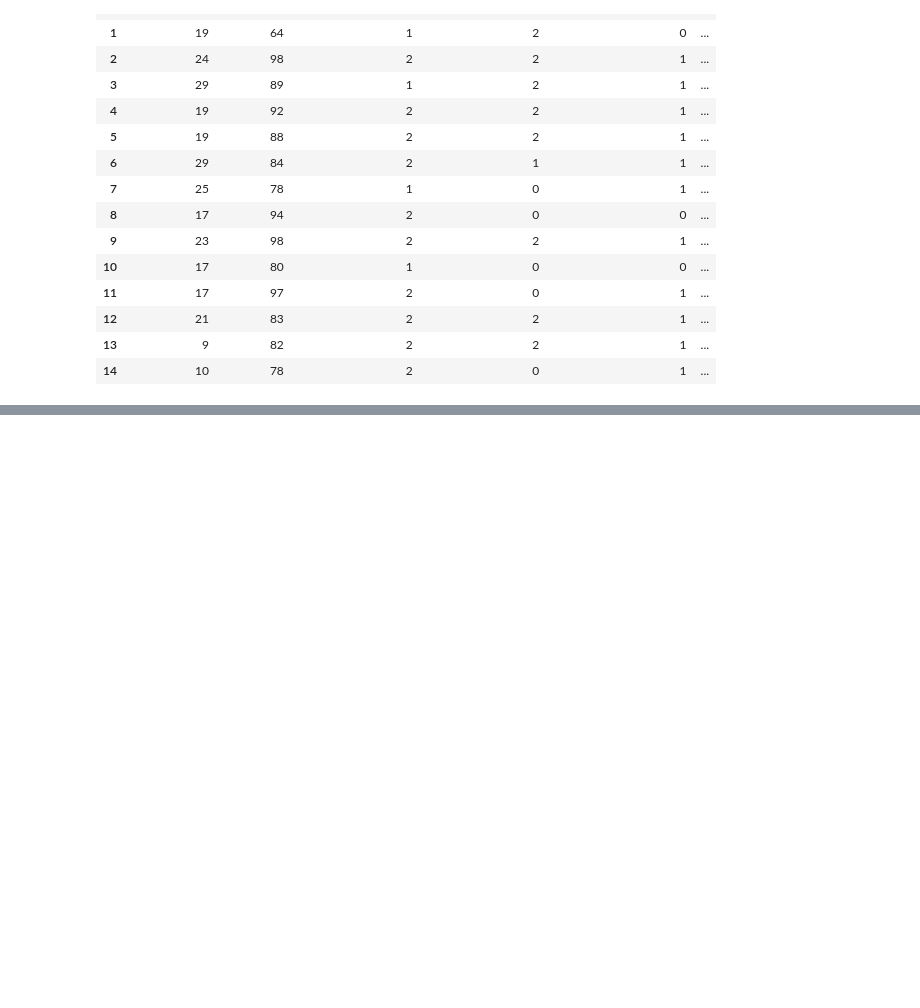
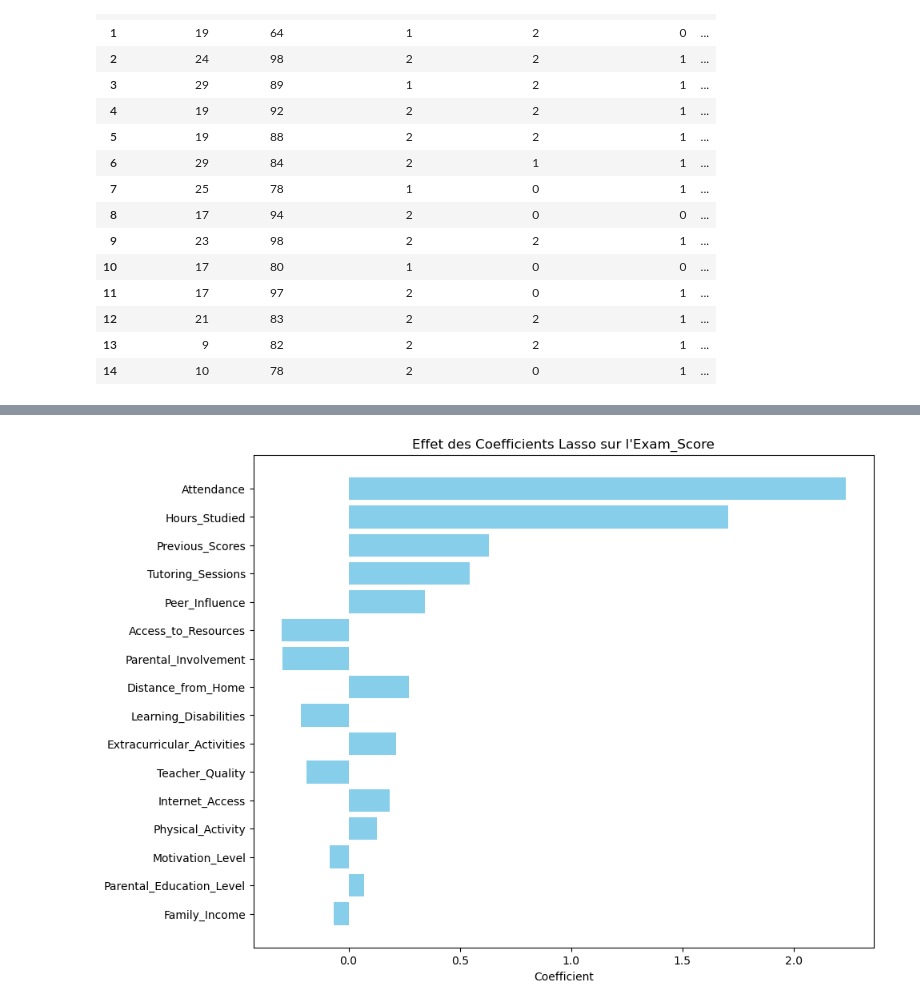
Before and after one commit to Louise726/DS-ML, a Jupyter notebook: DSML_Project.ipynb, the cells around one changed output, grey strips where cells are left out. Cells and saved outputs as stored; diff of their text form; code cells hidden in the pictures; blank space fills up the shorter version.

Commit message:
Added Multiple Linear Regression (Boston example) and Lasso Method

```diff
--- a/DSML_Project.ipynb
+++ b/DSML_Project.ipynb
@@ -266,0 +392,19 @@ Test different ML algorithms
+# %%
+# Définir la variable cible (y) et les variables prédicteurs (X)
+X = data.drop(columns=['Exam_Score'])  # On retire Exam_Score des prédicteurs
+y = data['Exam_Score']
+
+# Encodage des variables catégorielles (si nécessaire)
+X = pd.get_dummies(X, drop_first=True)
+
+X_train, X_test, y_train, y_test = train_test_split(X, y, test_size=0.2, random_state=42)
+# %%
+scaler = StandardScaler()
+X_train = scaler.fit_transform(X_train)
+X_test = scaler.transform(X_test)
+# %%
+# Initialiser le modèle Lasso avec un paramètre alpha (vous pouvez ajuster cette valeur)
+lasso = Lasso(alpha=0.05)
+
+# Entraîner le modèle
+lasso.fit(X_train, y_train)
@@ -266,0 +427,10 @@ Test different ML algorithms
+# %%
+# Créer un DataFrame pour voir les coefficients de chaque variable
+lasso_coefficients = pd.DataFrame({
+    'Feature': X.columns,
+    'Coefficient': lasso.coef_
+})
+
+# Filtrer les variables ayant un coefficient non nul (sélectionnées par le modèle)
+lasso_coefficients = lasso_coefficients[lasso_coefficients['Coefficient'] != 0]
+print(lasso_coefficients)
@@ -266,0 +455,13 @@ Test different ML algorithms
+# %%
+lasso_coefficients_sorted = lasso_coefficients.reindex(
+    lasso_coefficients['Coefficient'].abs().sort_values(ascending=False).index
+)
+
+plt.figure(figsize=(10, 8))
+plt.barh(lasso_coefficients_sorted['Feature'], lasso_coefficients_sorted['Coefficient'], color='skyblue')
+plt.xlabel('Coefficient')
+plt.title("Effet des Coefficients Lasso sur l'Exam_Score")
+plt.gca().invert_yaxis()  # Inverser l'axe des y pour avoir les plus grands en haut
+plt.show()
+# %% [output]
+[figure, added]
```
Also changed, not shown: parts of 19 cells of this notebook.
